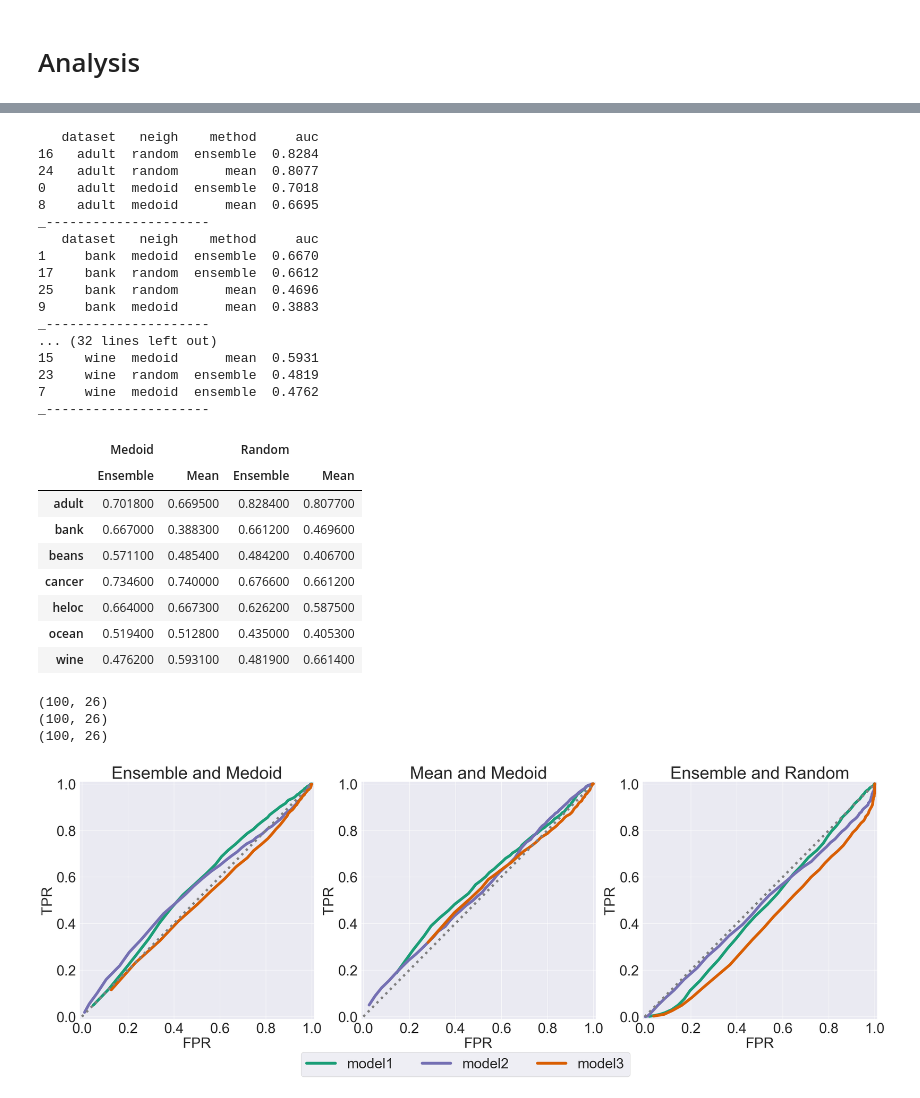
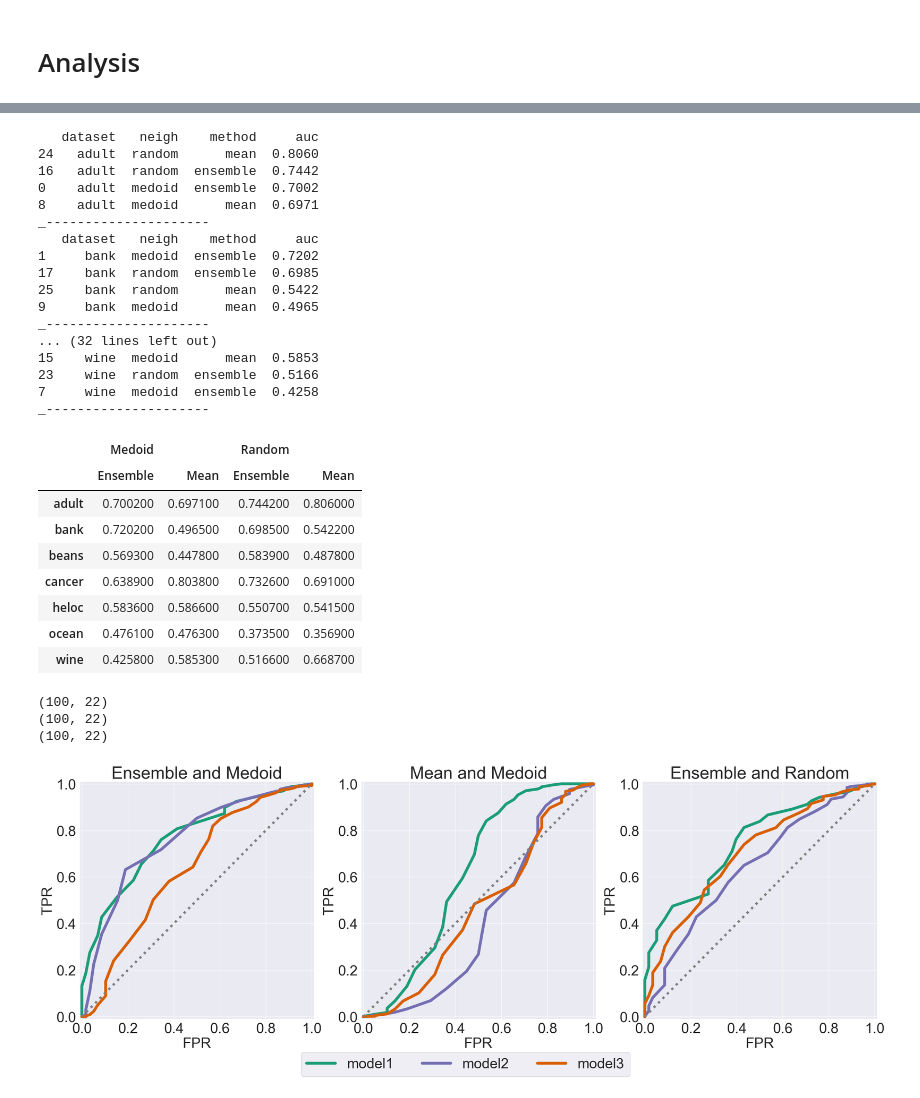
Before and after one commit to MatteoVicenzino/XAI_robustness_analysis, a Jupyter notebook: test_my_originals/tuning11.ipynb, the cells around one changed output, grey strips where cells are left out. Saved outputs shown, nothing was run; the diff lists cells and outputs as text; code cells hidden in the pictures.

Commit message:
verified that original models produce tables comparable to paper in test_my_originals

```diff
--- a/test_my_originals/tuning11.ipynb
+++ b/test_my_originals/tuning11.ipynb
@@ -25,7 +25,7 @@ To enable the following instructions: AVX2 FMA, in other operations, rebuild Ten
 # %%
 model_list = ['model1', 'model2', 'model3']
 
-param_dict = joblib.load(os.path.join(os.getcwd(), "..", "parameters.joblib"))
+param_dict = joblib.load(os.path.join(os.getcwd(), "parameters.joblib"))
 
 for dataset in param_dict:
     print(f"########## {dataset} ##########")
@@ -273,7 +273,7 @@ plt.show()
 Using parameters in parameters.joblib fit the correct final krr regressor and produce the excel needed to compute the final ROC-AUC results
 # %%
 for neigh in ["medoid", "random"]:
-    folder = os.path.join(os.getcwd(), "..", f"results_{neigh}")
+    folder = os.path.join(os.getcwd(), f"results_{neigh}")
     for agg in  ["ensemble", "mean"]:
         final = []
         for dataset_name in param_dict.keys():
@@ -332,14 +332,14 @@ for neigh in ["medoid", "random"]:
 
         df = pd.DataFrame(final)
         df.columns = ["dataset", "model", "threshold", "robust", "maybe", "non robust", "len", "robust concordant", "robust discordant", "tot robust", "non robust concordant", "non robust discordant",  "tot non robust"]
-        df.to_excel(os.path.join(os.getcwd(), "results_roc_auc", f"{agg}_{neigh}_threshold.xlsx"), index=False)
+        df.to_excel(os.path.join(os.getcwd(), "test_my_originals", f"{agg}_{neigh}_threshold.xlsx"), index=False)
 # %% [markdown]
 # Analysis
 # %%
-df_ens = pd.read_excel(os.path.join(os.getcwd(), "results_roc_auc", "ensemble_medoid_threshold.xlsx"))
-df_mean = pd.read_excel(os.path.join(os.getcwd(), "results_roc_auc", "mean_medoid_threshold.xlsx"))
-df_ens_random = pd.read_excel(os.path.join(os.getcwd(), "results_roc_auc", "ensemble_random_threshold.xlsx"))
-df_mean_random = pd.read_excel(os.path.join(os.getcwd(), "results_roc_auc", "mean_random_threshold.xlsx"))
+df_ens = pd.read_excel(os.path.join(os.getcwd(), "test_my_originals", "ensemble_medoid_threshold.xlsx"))
+df_mean = pd.read_excel(os.path.join(os.getcwd(), "test_my_originals", "mean_medoid_threshold.xlsx"))
+df_ens_random = pd.read_excel(os.path.join(os.getcwd(), "test_my_originals", "ensemble_random_threshold.xlsx"))
+df_mean_random = pd.read_excel(os.path.join(os.getcwd(), "test_my_originals", "mean_random_threshold.xlsx"))
 # %%
 # Table 1
 
@@ -518,21 +518,21 @@ for dataset_name in param_dict.keys():
     print("_---------------------")
 # %% [output]
    dataset   neigh    method     auc
-16   adult  random  ensemble  0.8284
-24   adult  random      mean  0.8077
-0    adult  medoid  ensemble  0.7018
-8    adult  medoid      mean  0.6695
+24   adult  random      mean  0.8060
+16   adult  random  ensemble  0.7442
+0    adult  medoid  ensemble  0.7002
+8    adult  medoid      mean  0.6971
 _---------------------
    dataset   neigh    method     auc
-1     bank  medoid  ensemble  0.6670
-17    bank  random  ensemble  0.6612
-25    bank  random      mean  0.4696
-9     bank  medoid      mean  0.3883
+1     bank  medoid  ensemble  0.7202
+17    bank  random  ensemble  0.6985
+25    bank  random      mean  0.5422
+9     bank  medoid      mean  0.4965
 _---------------------
 ... (32 lines left out)
-15    wine  medoid      mean  0.5931
-23    wine  random  ensemble  0.4819
-7     wine  medoid  ensemble  0.4762
+15    wine  medoid      mean  0.5853
+23    wine  random  ensemble  0.5166
+7     wine  medoid  ensemble  0.4258
 _---------------------
 # %%
 # Table 3
@@ -560,13 +560,13 @@ display(table3.style.apply(bold_max, axis=1))
 # %% [output]
 |  | Medoid |  | Random |  |
 |  | Ensemble | Mean | Ensemble | Mean |
-| adult | 0.701800 | 0.669500 | 0.828400 | 0.807700 |
-| bank | 0.667000 | 0.388300 | 0.661200 | 0.469600 |
-| beans | 0.571100 | 0.485400 | 0.484200 | 0.406700 |
-| cancer | 0.734600 | 0.740000 | 0.676600 | 0.661200 |
-| heloc | 0.664000 | 0.667300 | 0.626200 | 0.587500 |
-| ocean | 0.519400 | 0.512800 | 0.435000 | 0.405300 |
-| wine | 0.476200 | 0.593100 | 0.481900 | 0.661400 |
+| adult | 0.700200 | 0.697100 | 0.744200 | 0.806000 |
+| bank | 0.720200 | 0.496500 | 0.698500 | 0.542200 |
+| beans | 0.569300 | 0.447800 | 0.583900 | 0.487800 |
+| cancer | 0.638900 | 0.803800 | 0.732600 | 0.691000 |
+| heloc | 0.583600 | 0.586600 | 0.550700 | 0.541500 |
+| ocean | 0.476100 | 0.476300 | 0.373500 | 0.356900 |
+| wine | 0.425800 | 0.585300 | 0.516600 | 0.668700 |
 # %%
 x_ = "FPR"
 y_ = "TPR"
@@ -583,7 +583,7 @@ model_colors = {f"{model_list[0]}": "#1b9e77",
                 f"{model_list[2]}": "#d95f02"
                 }
 
-dataset_name = "ocean"
+dataset_name = "bank"
 
 for i, model_name in enumerate(model_colors.keys()):
     df1 = df_ens
@@ -593,34 +593,34 @@ for i, model_name in enumerate(model_colors.keys()):
     dd = df2[df2["dataset"]==dataset_name][df2["model"]==model_name]
 
     print(de.shape)
 
     ax[0].plot(de[x_], de[y_], label= f"Model {i+1}", c = model_colors[model_name], linewidth = linewidth, linestyle = "-")
     ax[1].plot(dd[x_], dd[y_],  label= f"Model {i+1}", c = model_colors[model_name], linewidth = linewidth, linestyle = "-")
 
 
 for i, model_name in enumerate(model_colors.keys()):
     df1 = df_ens_random
 
     de = df1[df1["dataset"]==dataset_name][df1["model"]==model_name]
     ax[2].plot(de[x_], de[y_], label= f"Model {i+1}", c = model_colors[model_name], linewidth = linewidth, linestyle = "-")
 
 
 for col in range(3):
     ax[col].set_ylim(-0.01,1.01)
     ax[col].set_xlim(-0.01,1.01)
     ax[col].set_xlabel("FPR")
     ax[col].set_ylabel("TPR")
     ax[col].set_xticks([0.0, 0.2, 0.4, 0.6, 0.8, 1.0])
     ax[col].plot(np.linspace(0,1), np.linspace(0,1), ":", c= "gray", linewidth = 5)
 
 ax[0].set_title("Ensemble and Medoid")
 ax[1].set_title("Mean and Medoid")
 ax[2].set_title("Ensemble and Random")
 
 fig.legend(list(model_colors.keys()), loc='lower center', ncol=3, bbox_to_anchor=(0.5,-0.1), bbox_transform=fig.transFigure)
 plt.show()
 # %% [output]
-(100, 26)
-(100, 26)
-(100, 26)
+(100, 22)
+(100, 22)
+(100, 22)
-[figure, old version]
+[figure, new version]
```
Also changed, not shown: parts of 4 cells of this notebook, 4 other files.
